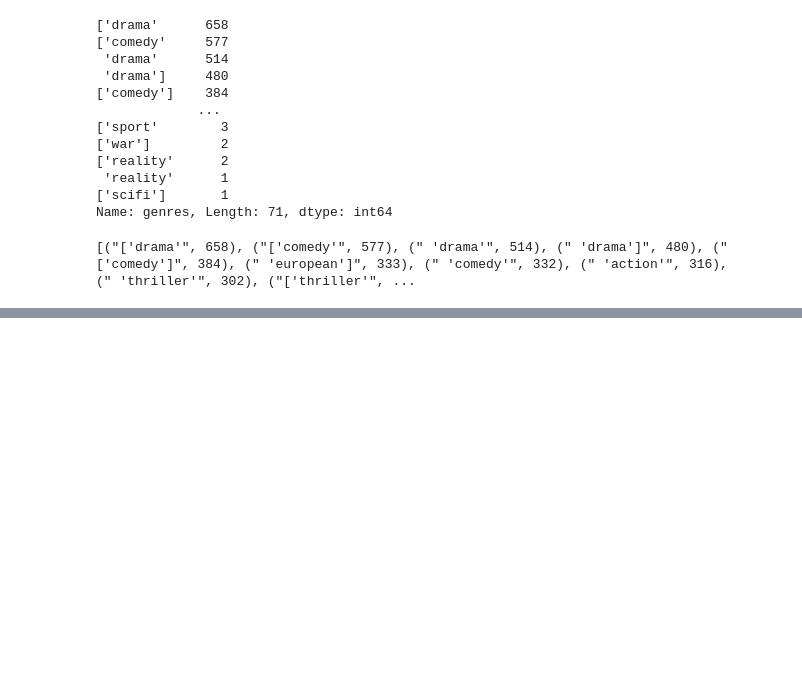
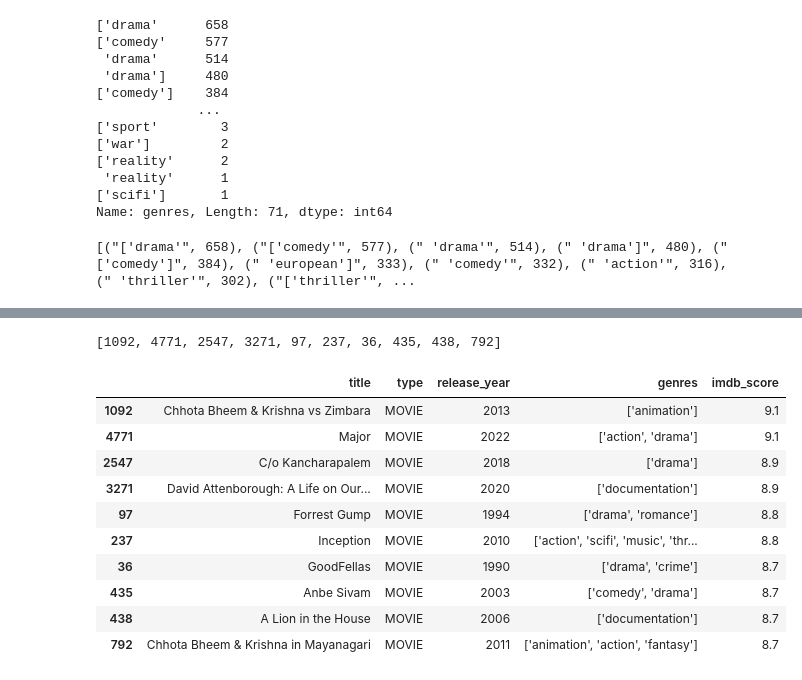
Before and after one commit to fgrdz/DataExercises, a Jupyter notebook: DataNetflixAnalysis.ipynb, the cells around one changed output, grey strips where cells are left out. Drawn from its saved outputs; the diff is of its cells as text; code cells hidden in the pictures; blank space fills up the shorter version.

```diff
--- a/DataNetflixAnalysis.ipynb
+++ b/DataNetflixAnalysis.ipynb
@@ -95,0 +107,8 @@ fig.show()
+# %%
+# as notas do imdb dos filmes
+
+notas_filmes = dataframe[dataframe['type']=='MOVIE']['imdb_score']
+notas_filmes.idxmax()
+
+melhor_filme= dataframe.loc[1092]
+print(f'Aqui está o filme com melhor classificação na base de dados \n\n{melhor_filme}')
@@ -95,0 +141,27 @@ fig.show()
+# %%
+# localizar os melhores filmes dessa base de dados
+melhores_notas = notas_filmes.nlargest(10)
+melhores_notas = list(melhores_notas.index)
+
+melhores_titulos = [indice for indice in melhores_notas]
+# armazenar os indices das melhores notas numa lista
+
+melhores_titulos
+# %% [output]
+[1092, 4771, 2547, 3271, 97, 237, 36, 435, 438, 792]
+# %%
+# localizar os filmes utilizando a lista de indices
+melhores_titulos = dataframe.loc[melhores_titulos.index]
+melhores_titulos
+# %% [output]
+|  | title | type | release_year | genres | imdb_score |
+| 1092 | Chhota Bheem & Krishna vs Zimbara | MOVIE | 2013 | ['animation'] | 9.1 |
+| 4771 | Major | MOVIE | 2022 | ['action', 'drama'] | 9.1 |
+| 2547 | C/o Kancharapalem | MOVIE | 2018 | ['drama'] | 8.9 |
+| 3271 | David Attenborough: A Life on Our... | MOVIE | 2020 | ['documentation'] | 8.9 |
+| 97 | Forrest Gump | MOVIE | 1994 | ['drama', 'romance'] | 8.8 |
+| 237 | Inception | MOVIE | 2010 | ['action', 'scifi', 'music', 'thr... | 8.8 |
+| 36 | GoodFellas | MOVIE | 1990 | ['drama', 'crime'] | 8.7 |
+| 435 | Anbe Sivam | MOVIE | 2003 | ['comedy', 'drama'] | 8.7 |
+| 438 | A Lion in the House | MOVIE | 2006 | ['documentation'] | 8.7 |
+| 792 | Chhota Bheem & Krishna in Mayanagari | MOVIE | 2011 | ['animation', 'action', 'fantasy'] | 8.7 |
```
Also changed, not shown: parts of 6 cells of this notebook.
